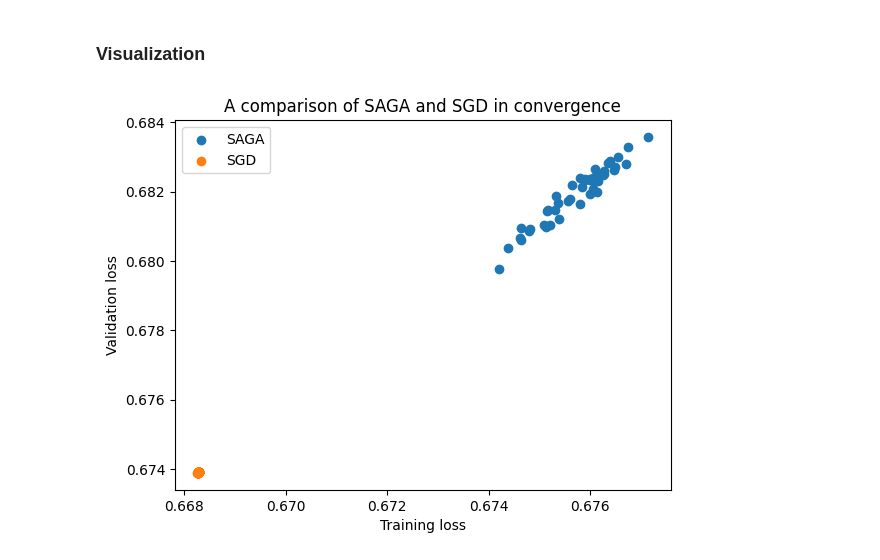
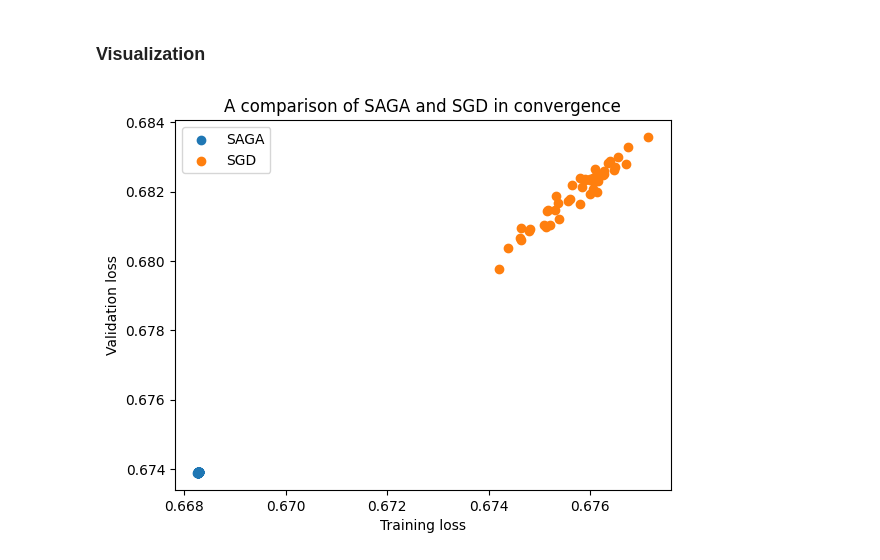
Before and after one commit to Nano1337/aml, a Jupyter notebook: convergence.ipynb, the cells around one changed output. Cells and saved outputs as stored; diff of their text form; code cells hidden in the pictures.

```diff
--- a/convergence.ipynb
+++ b/convergence.ipynb
@@ -220,11 +220,11 @@ saga_pairs saved to sgd_pairs.pkl
 # %%
 # load arrays from pickle files
 with open('sgd_pairs.pkl', 'rb') as f:
     sgd_pairs = pickle.load(f)
 
 with open('saga_pairs.pkl', 'rb') as f:
     saga_pairs = pickle.load(f)
 
-scatterplot(sgd_pairs, saga_pairs)
+scatterplot(saga_pairs, sgd_pairs)
 # %% [output]
-[figure, old version]
+[figure, new version]
```
Also changed, not shown: parts of 1 cell of this notebook, 2 other files.
